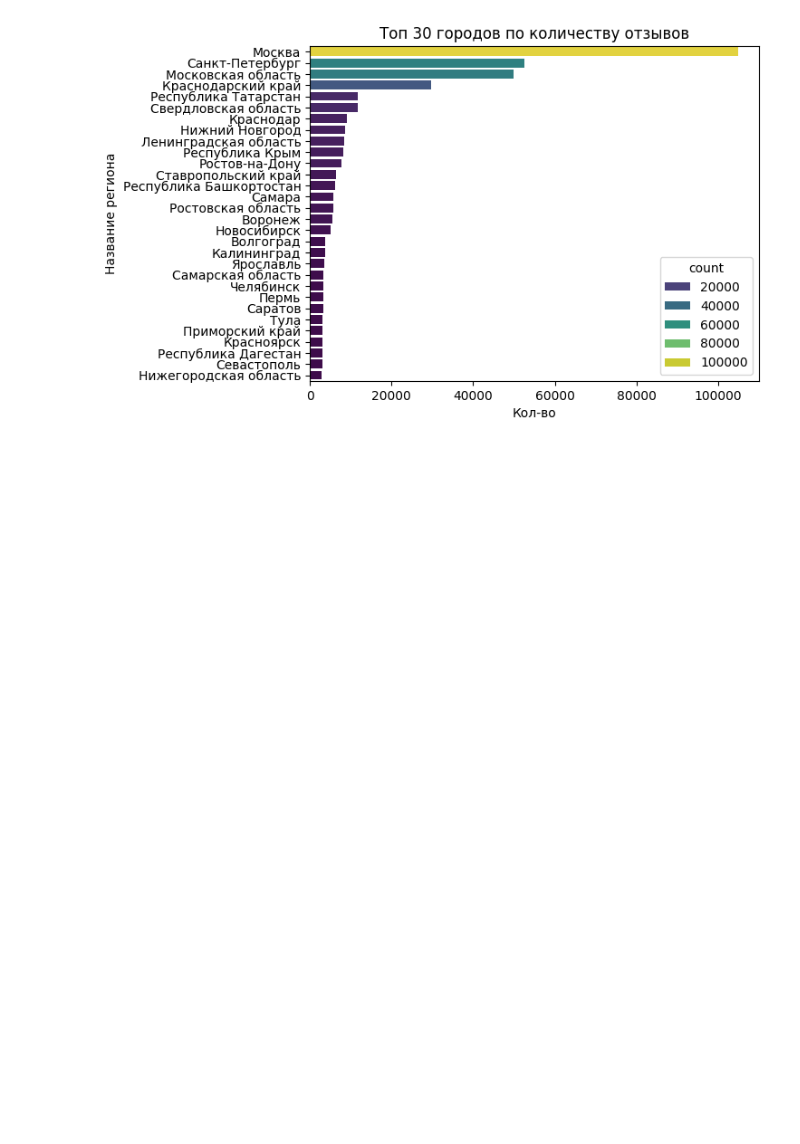
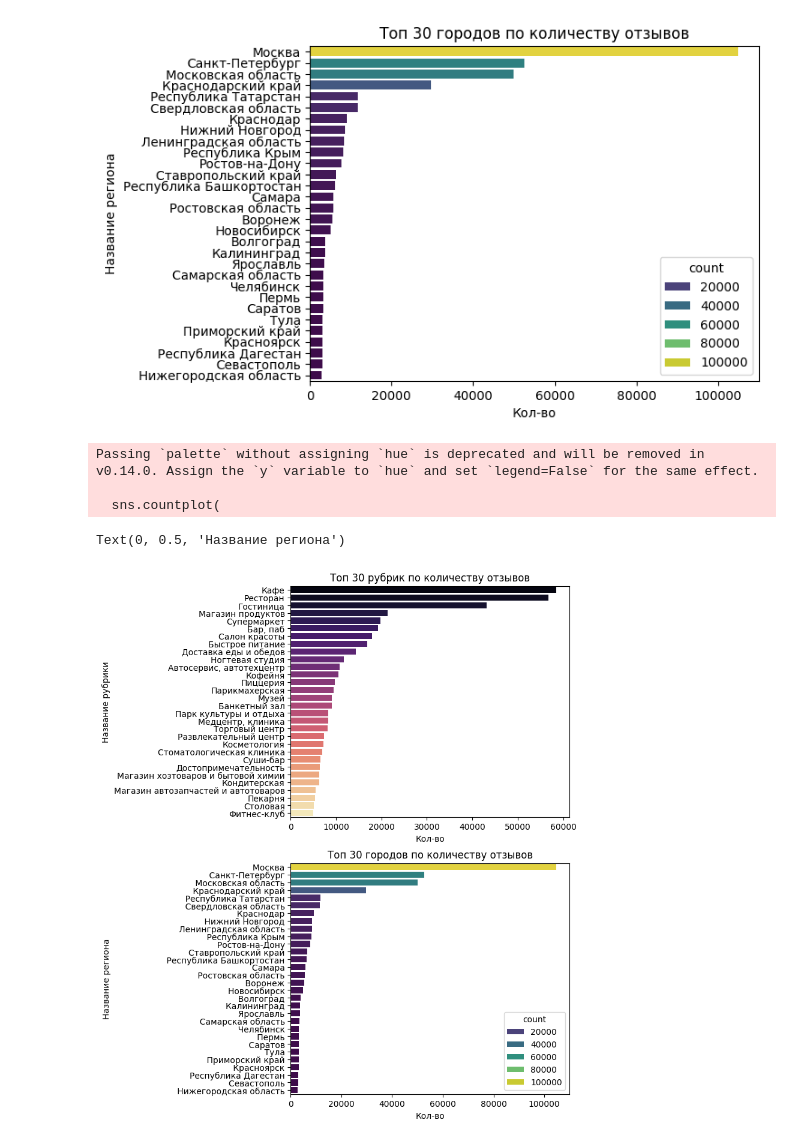
Before and after one commit to miem-refugees/travel-agent, a Jupyter notebook: notebooks/eda.ipynb, the cells around one changed output. Drawn from its saved outputs; the diff is of its cells as text; code cells hidden in the pictures; blank space fills up the shorter version.

```diff
--- a/notebooks/eda.ipynb
+++ b/notebooks/eda.ipynb
@@ -294,3 +294,32 @@ plt.ylabel("Название региона")
 # %% [output]
 Text(0, 0.5, 'Название региона')
 [figure]
+# %%
+fig, axes = plt.subplots(2, 1, figsize=(6, 11), sharex=False)  # shared Y
+
+sns.countplot(
+    y="rubrics_list",
+    data=exploded[exploded["rubrics_list"].isin(top_rubrics)],
+    order=top_rubrics,
+    palette="magma",
+    ax=axes[0],
+)
+
+max_len = exploded[exploded["rubrics_list"].isin(top_rubrics)]["rubrics_list"].str.len().max()
+grouped_ = grouped.head(30).copy()
+grouped_["region"] = grouped_["region"].apply(lambda x: x.rjust(max_len + 8))  # + 8
+sns.barplot(data=grouped_, x="count", y="region", hue="count", palette="viridis", ax=axes[1])
+
+
+axes[0].set_title(f"Топ {top_n} рубрик по количеству отзывов")
+axes[0].set_xlabel("Кол-во")
+axes[0].set_ylabel("Название рубрики")
+axes[1].set_title("Топ 30 городов по количеству отзывов")
+axes[1].set_xlabel("Кол-во")
+axes[1].set_ylabel("Название региона")
+# %% [output]
+Passing `palette` without assigning `hue` is deprecated and will be removed in v0.14.0. Assign the `y` variable to `hue` and set `legend=False` for the same effect.
+
+  sns.countplot(
+Text(0, 0.5, 'Название региона')
+[figure, added]
```
Also changed, not shown: 2 other files.
